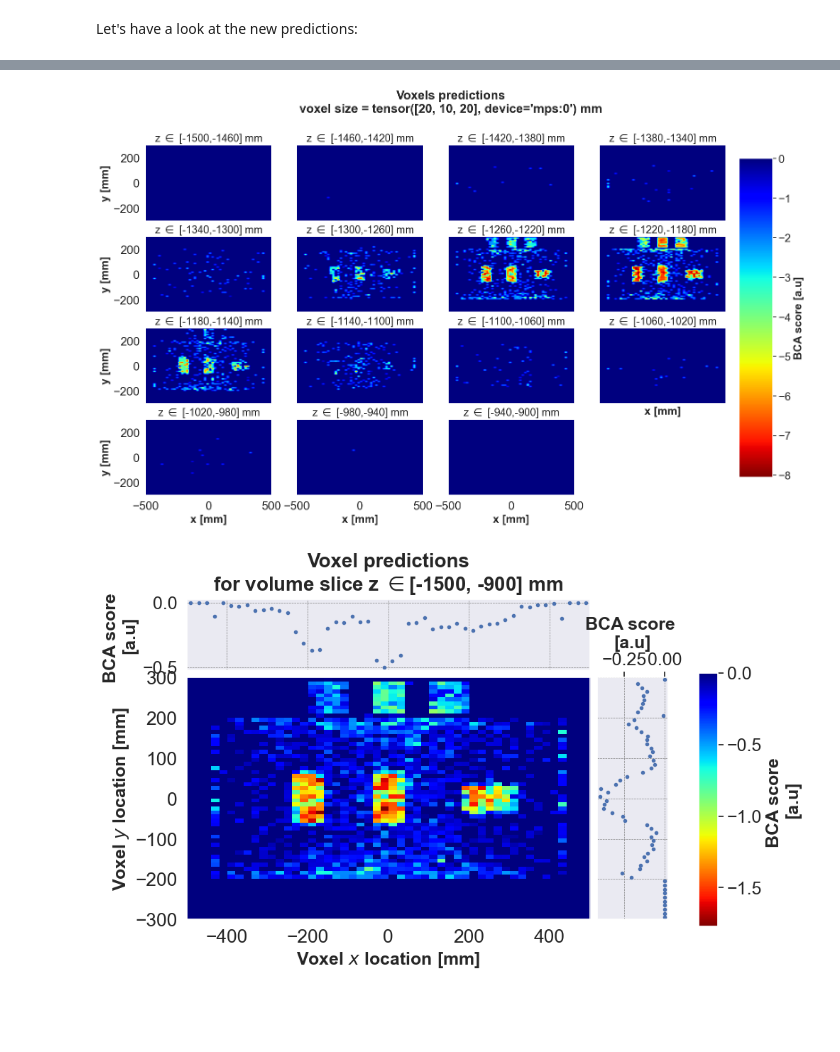
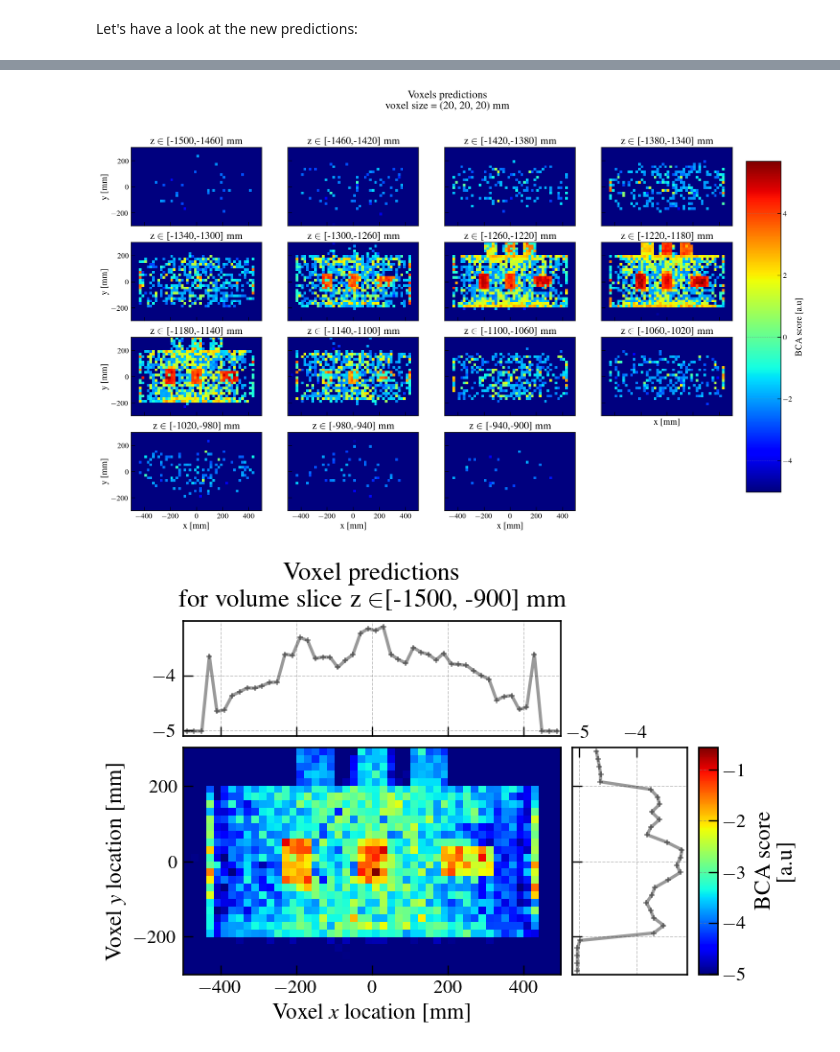
Before and after one commit to MaximeLagrange/muograph, a Jupyter notebook: tutorials/05_Binned_clustered_algorithm.ipynb, the cells around one changed output, grey strips where cells are left out. Drawn from its saved outputs; the diff is of its cells as text; code cells hidden in the pictures; blank space fills up the shorter version.

Commit message:
params as dataclass and clamping

```diff
--- a/tutorials/05_Binned_clustered_algorithm.ipynb
+++ b/tutorials/05_Binned_clustered_algorithm.ipynb
@@ -19,12 +22,12 @@ csv_file = '../muograph/data/iron_barrel/barrel_and_cubes_scattering.csv'
 from muograph.hits.hits import Hits
 
 hits_in = Hits(
-    csv_filename = csv_file,  # The csv file
+    data = csv_file,  # The csv file
     plane_labels = (0, 1, 2),  # Include hits from first planes 0, 1 and 2
     input_unit = "mm",  # The distance unit in the csv file.
 )
 hits_out = Hits(
-    csv_filename = csv_file,  # The csv file
+    data = csv_file,  # The csv file
     plane_labels = (3, 4, 5),  # Include hits from first planes 0, 1 and 2
     input_unit = "mm",  # The distance unit in the csv file.
 )
@@ -70,7 +72,7 @@ from muograph.volume.volume import Volume
 voi = Volume(
     position = (0, 0, -1200), # The position of the Volume of interest.
     dimension = (1000, 600, 600), # The dimensions of the Volume of interest.
-    voxel_width = (20, 10, 20)) # The voxel size.
+    voxel_width = (20, 20, 20)) # The voxel size.
 # %%
 from muograph.reconstruction.binned_clustered import BCA
 bca = BCA(tracking=mst, voi=voi, output_dir="../output_test/")
@@ -264,16 +265,17 @@ Let's set the `use_p` parameter to `True`, and **use** the **momentum informatio
 from functools import partial
 import torch
 import math
+from muograph.reconstruction.binned_clustered import BCAParams
 
-bca.bca_params = {
-    "n_max_per_vox": 50,
-    "n_min_per_vox": 2,
-    "score_method": partial(torch.quantile, q=0.7),
-    "metric_method": partial(torch.log),
-    "p_range": (0.0, 10_000_000),  # MeV
-    "dtheta_range": (0.1 * math.pi / 180, math.pi / 3),
-    "use_p": True,
-    }
+bca.bca_params = BCAParams(
+    n_max_per_vox=50,
+    n_min_per_vox=2,
+    score_method=partial(torch.quantile, q=0.7),
+    metric_method=partial(torch.log),
+    p_range=(0.0, 10_000_000),  # MeV
+    dtheta_range=(0.1 * math.pi / 180, math.pi / 3),
+    use_p=True,
+)
 # %% [markdown]
 Let's have a look at the new predictions:
 # %%
@@ -293,24 +295,23 @@ bca.plot_pred_by_slice(
     ncols=4, # The number of columns of the plot
     pred_unit="[a.u]",
     pred_label="BCA score",
-    reverse=True, # Reverse color scale
+    reverse=False, # Reverse color scale
     figname = "../output_test/bca_default_preds_use_p_slice"
 )
 # %% [output]
-[figure, old version]
+[figure, new version]
 # %%
 # Choose a dimension to project along (0 = x, 1 = y, 2 = z)
 dim = 2
 
 bca.plot_pred_slice(
     voi=voi,  # The volume of interest
     xyz_voxel_preds=bca.xyz_voxel_pred,  # The voxelized predictions to plot
     voi_slice=(0, voi.n_vox_xyz[dim]-1), # Choose a range of voxels to plot along the desired direction
     dim = dim, # The dimension to project along
     figname = "../output_test/bca_default_preds_use_p_all_volume", # The name of the figure to save
     pred_label="BCA score",
     pred_unit="\n[a.u]",
-    reverse=True
 )
 # %% [output]
-[figure, old version]
+[figure, new version]
```
Also changed, not shown: parts of 13 cells of this notebook, 9 other files.
